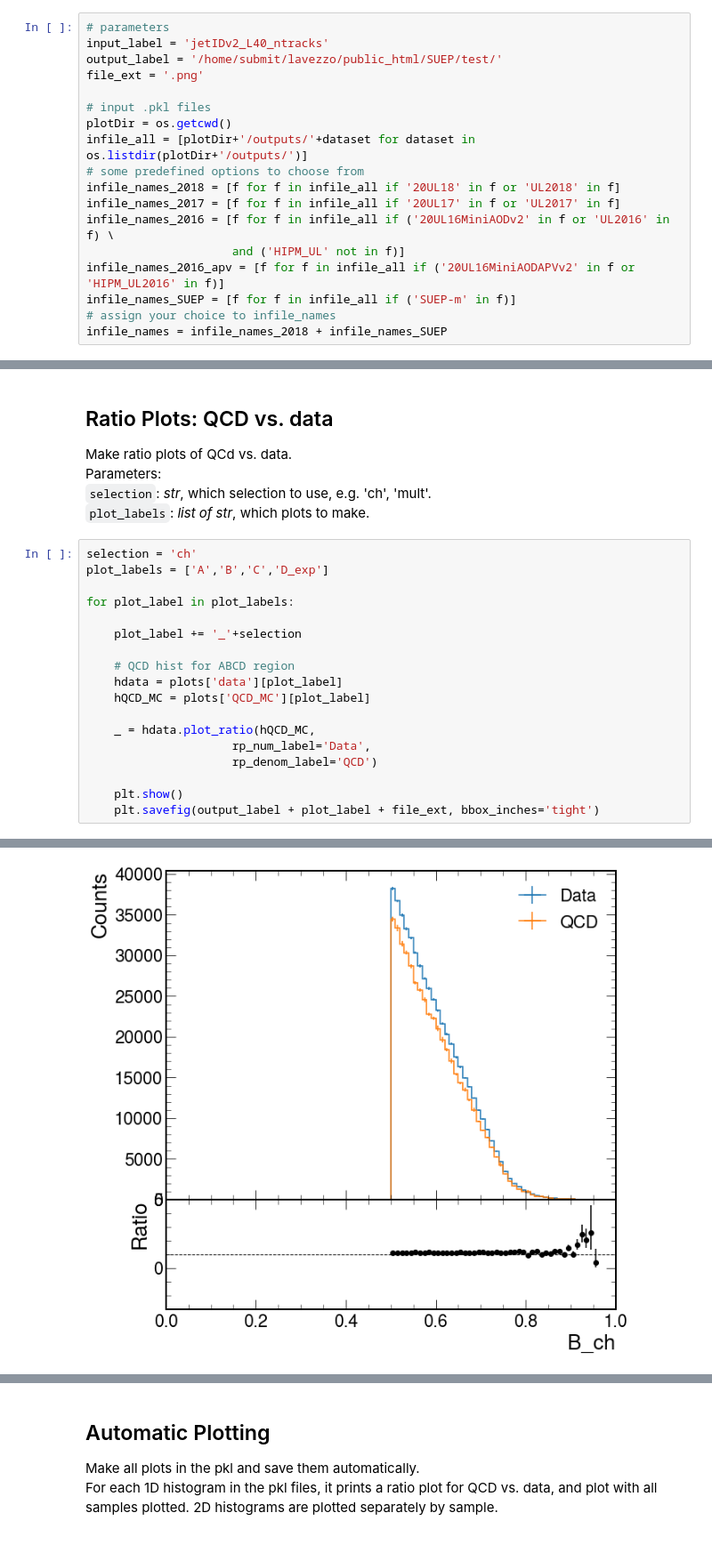
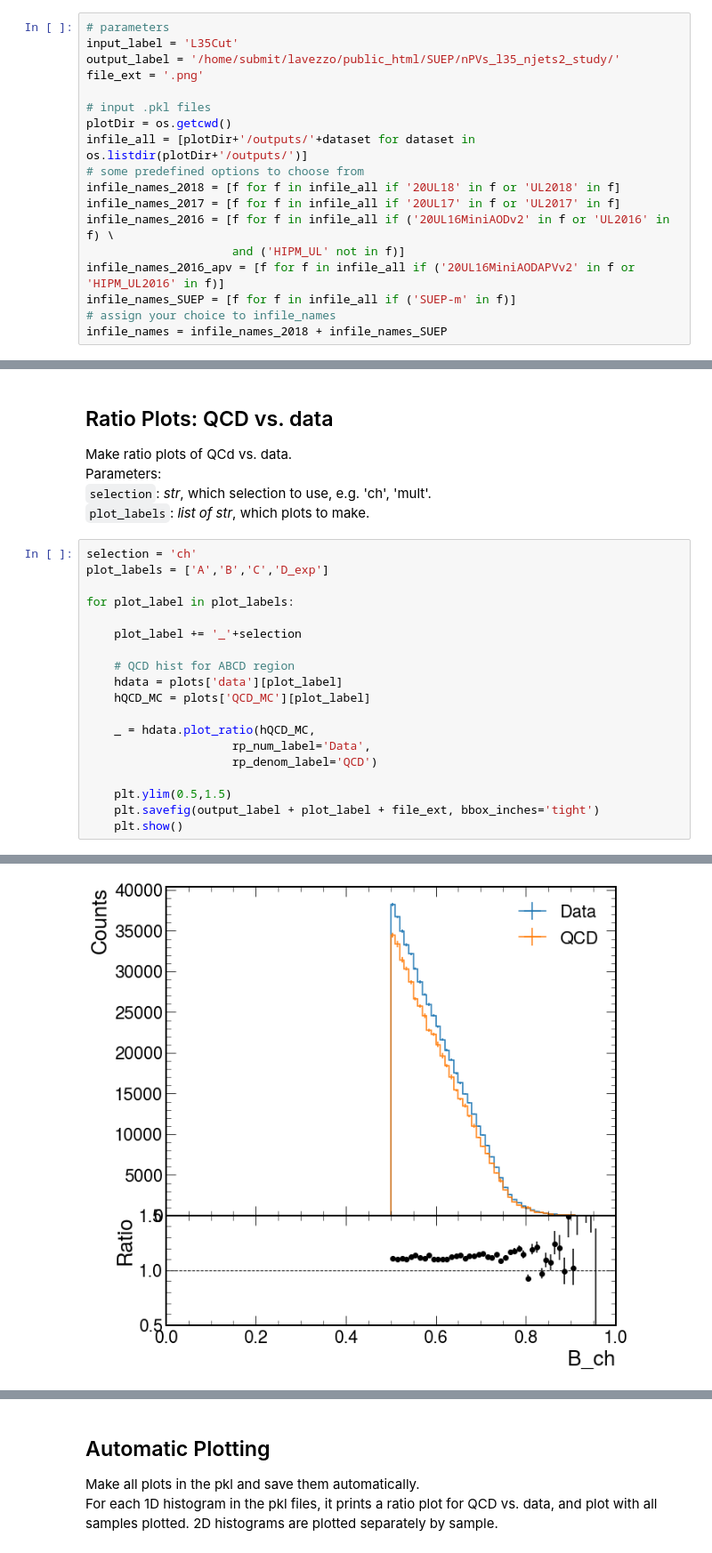
Before and after one commit to SUEPPhysics/SUEPCoffea_dask, a Jupyter notebook: plotting/plot.ipynb, the cells around one changed output, grey strips where cells are left out. Shown at 89% size. Cells and saved outputs as stored; diff of their text form.

```diff
--- a/plotting/plot.ipynb
+++ b/plotting/plot.ipynb
@@ -23,8 +23,8 @@ matplotlib.rcParams.update({'figure.max_open_warning': 0})
 `infile_names`: _array of str_: full paths of .pkl files.<br>
 # %%
 # parameters
-input_label = 'jetIDv2_L40_ntracks'
-output_label = '/home/submit/lavezzo/public_html/SUEP/test/'
+input_label = 'L35Cut'
+output_label = '/home/submit/lavezzo/public_html/SUEP/nPVs_l35_njets2_study/'
 file_ext = '.png'
 
 # input .pkl files
@@ -415,6 +416,7 @@ for plot_label in plot_labels:
                      rp_num_label='Data',
                      rp_denom_label='QCD')
 
+    plt.ylim(0.5,1.5)
+    plt.savefig(output_label + plot_label + file_ext, bbox_inches='tight')
     plt.show()
-    plt.savefig(output_label + plot_label + file_ext, bbox_inches='tight')
 # %% [output]
@@ -422 +424 @@ for plot_label in plot_labels:
-[figure, old version]
+[figure, new version]
```
Also changed, not shown: parts of 8 cells of this notebook, 1 other file.
